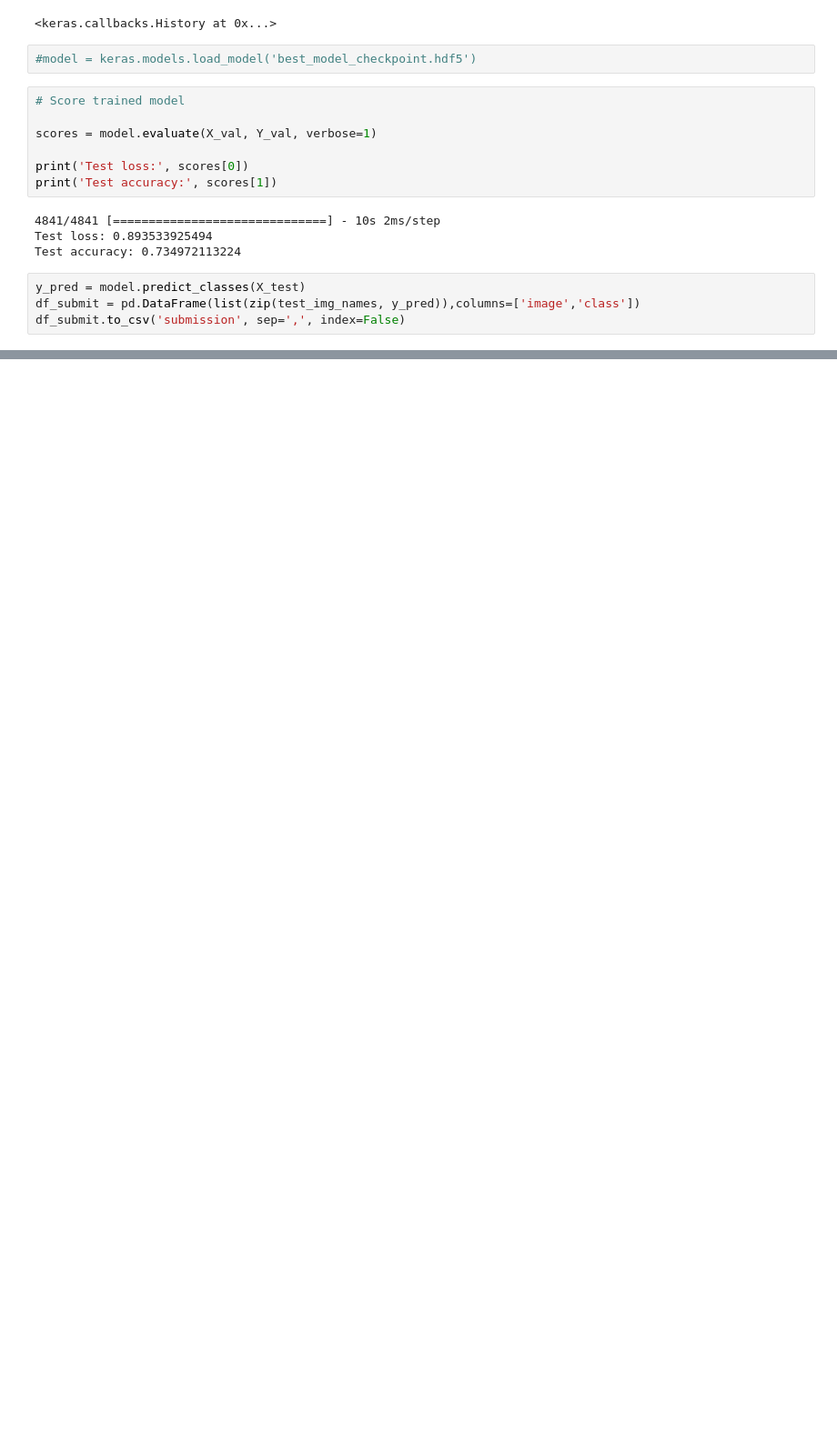
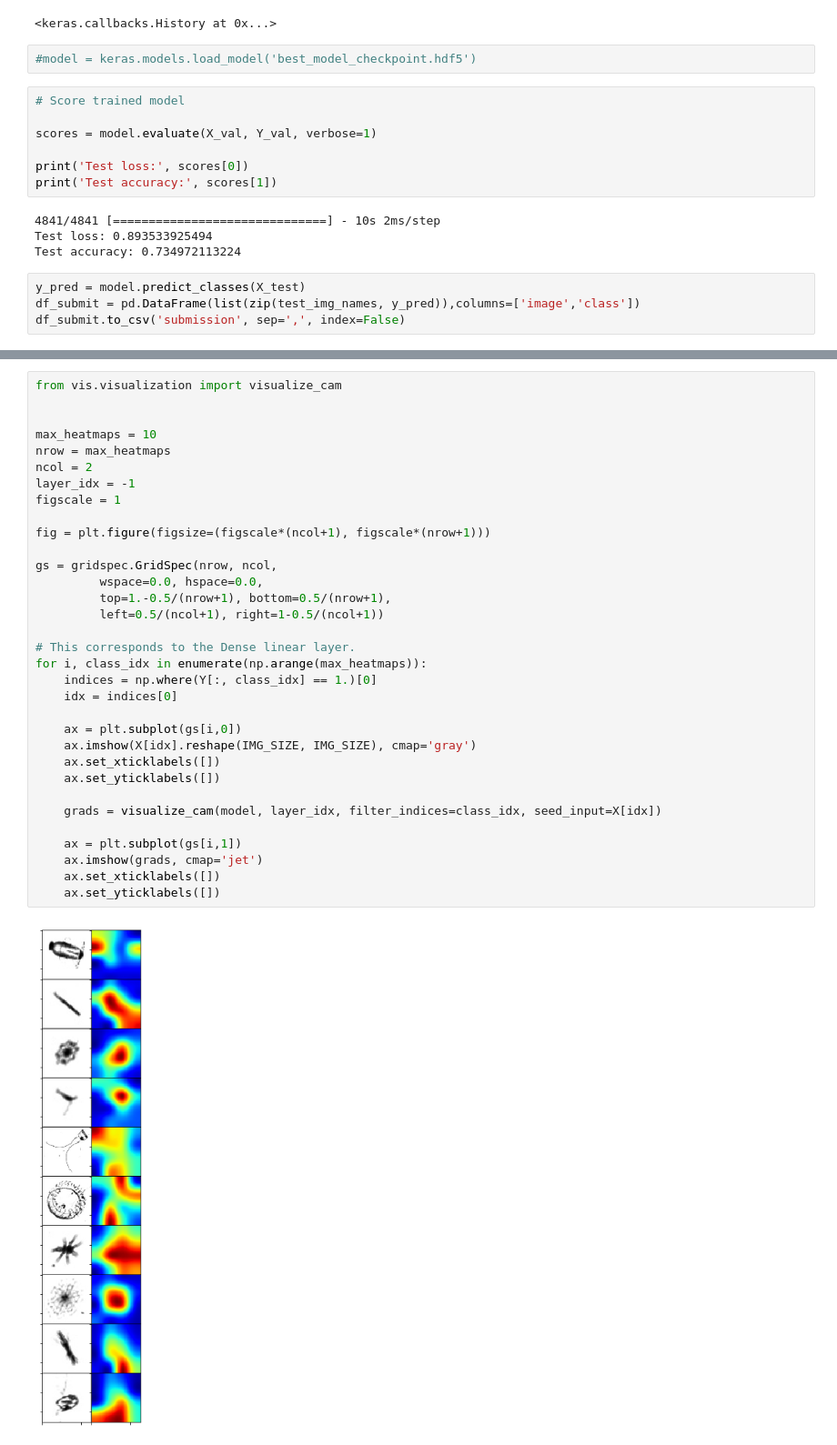
Before and after one commit to Kewind/AML_Kaggle, a Jupyter notebook: AML Notebook.ipynb, the cells around one changed output, grey strips where cells are left out. Shown: that part at 91% size. Saved outputs shown, nothing was run; the diff lists cells and outputs as text; blank space fills up the shorter version.

```diff
--- a/AML Notebook.ipynb
+++ b/AML Notebook.ipynb
@@ -353,0 +427,35 @@ df_submit.to_csv('submission', sep=',', index=False)
+# %%
+from vis.visualization import visualize_cam
+
+
+max_heatmaps = 10
+nrow = max_heatmaps
+ncol = 2
+layer_idx = -1
+figscale = 1
+
+fig = plt.figure(figsize=(figscale*(ncol+1), figscale*(nrow+1)))
+
+gs = gridspec.GridSpec(nrow, ncol,
+         wspace=0.0, hspace=0.0,
+         top=1.-0.5/(nrow+1), bottom=0.5/(nrow+1),
+         left=0.5/(ncol+1), right=1-0.5/(ncol+1))
+
+# This corresponds to the Dense linear layer.
+for i, class_idx in enumerate(np.arange(max_heatmaps)):
+    indices = np.where(Y[:, class_idx] == 1.)[0]
+    idx = indices[0]
+
+    ax = plt.subplot(gs[i,0])
+    ax.imshow(X[idx].reshape(IMG_SIZE, IMG_SIZE), cmap='gray')
+    ax.set_xticklabels([])
+    ax.set_yticklabels([])
+
+    grads = visualize_cam(model, layer_idx, filter_indices=class_idx, seed_input=X[idx])
+
+    ax = plt.subplot(gs[i,1])
+    ax.imshow(grads, cmap='jet')
+    ax.set_xticklabels([])
+    ax.set_yticklabels([])
+# %% [output]
+[figure, added]
```
Also changed, not shown: parts of 15 cells of this notebook, 1 other file.
